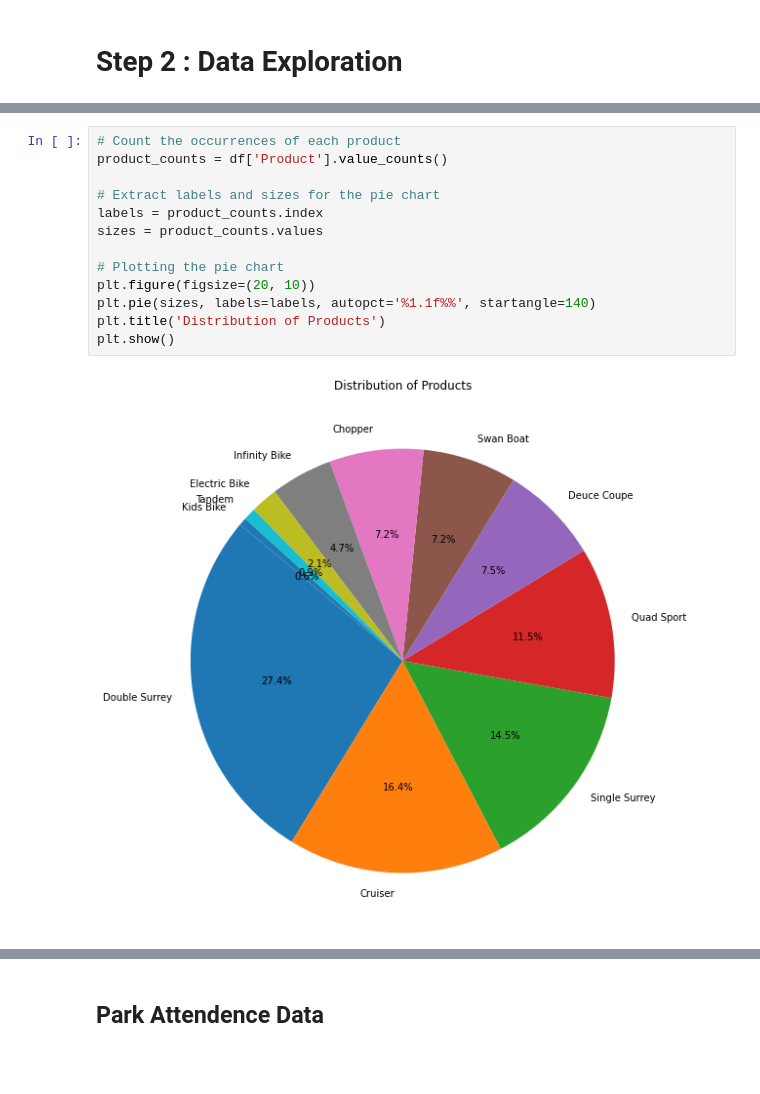
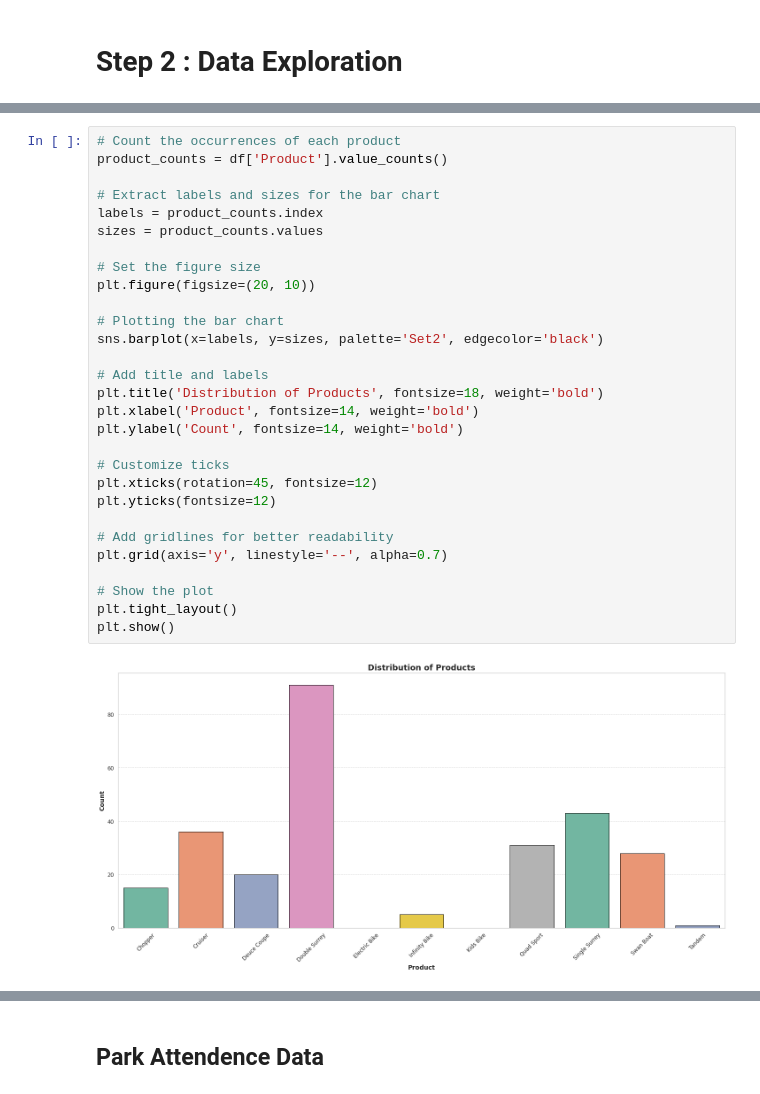
Before and after one commit to robertmounce/Python_Portfolio, a Jupyter notebook: wheel-fun-rentals-cleaning-and-basic-analysis.ipynb, the cells around one changed output, grey strips where cells are left out. Drawn from its saved outputs; the diff is of its cells as text; blank space fills up the shorter version.

```diff
--- a/wheel-fun-rentals-cleaning-and-basic-analysis.ipynb
+++ b/wheel-fun-rentals-cleaning-and-basic-analysis.ipynb
@@ -105,15 +137,31 @@ plt.show()
 # %%
 # Count the occurrences of each product
 product_counts = df['Product'].value_counts()
 
-# Extract labels and sizes for the pie chart
+# Extract labels and sizes for the bar chart
 labels = product_counts.index
 sizes = product_counts.values
 
-# Plotting the pie chart
+# Set the figure size
 plt.figure(figsize=(20, 10))
-plt.pie(sizes, labels=labels, autopct='%1.1f%%', startangle=140)
-plt.title('Distribution of Products')
+
+# Plotting the bar chart
+sns.barplot(x=labels, y=sizes, palette='Set2', edgecolor='black')
+
+# Add title and labels
+plt.title('Distribution of Products', fontsize=18, weight='bold')
+plt.xlabel('Product', fontsize=14, weight='bold')
+plt.ylabel('Count', fontsize=14, weight='bold')
+
+# Customize ticks
+plt.xticks(rotation=45, fontsize=12)
+plt.yticks(fontsize=12)
+
+# Add gridlines for better readability
+plt.grid(axis='y', linestyle='--', alpha=0.7)
+
+# Show the plot
+plt.tight_layout()
 plt.show()
 # %% [output]
-[figure, old version]
+[figure, new version]
```
Also changed, not shown: parts of 85 cells of this notebook.
